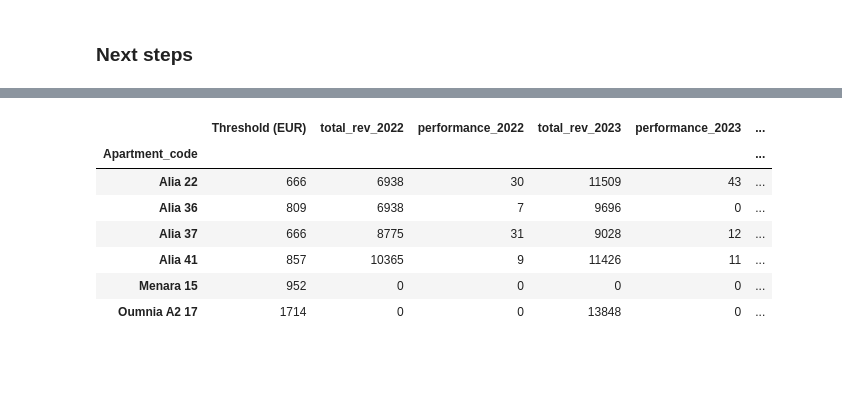
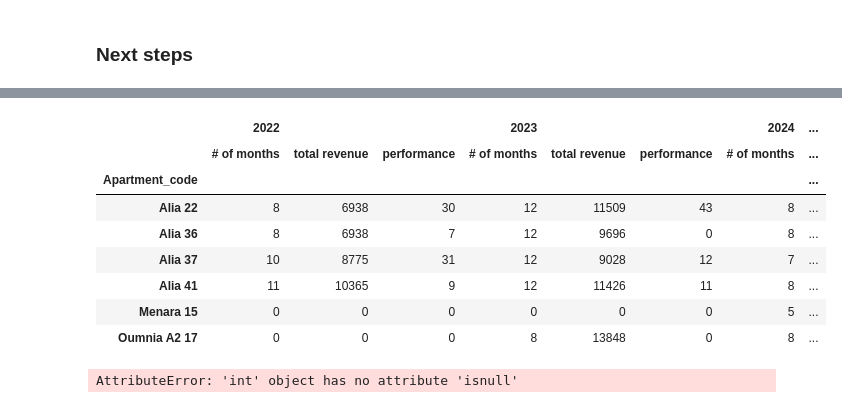
Before and after one commit to Alayadi-94/08-Rentals_Automated_Pipeline, a Jupyter notebook: testings.ipynb, the cells around one changed output, grey strips where cells are left out. Drawn from its saved outputs; the diff is of its cells as text; code cells hidden in the pictures; blank space fills up the shorter version.

Commit message:
completed perf computations

```diff
--- a/testings.ipynb
+++ b/testings.ipynb
@@ -539,11 +541,33 @@ overview_table['Threshold (EUR)'] = thresholds['Threshold (EUR)'].drop(index=['P
 # %%
-for year in [2022, 2023, 2024]:
-    selected_range = pivot.columns[pivot.columns.year == year]
-    rev_col = f'total_rev_{year}'
-    overview_table[rev_col] = pivot[selected_range].sum(axis=1)
-    num_of_months = f'number_month_{year}'
-    overview_table[num_of_months] = (pivot[selected_range] != 0).sum(axis=1)
-    perf_col = f'performance_{year}'
-    overview_table[perf_col] = (overview_table[rev_col]-(overview_table[num_of_months]*overview_table['Threshold (EUR)'])
-                               )/(overview_table[num_of_months]*overview_table['Threshold (EUR)'])*100
-    overview_table.drop(columns=num_of_months, inplace=True)
+def create_overview():
+    thresholds = revenue_threshold().drop(index=['Palmeraie B9 A1','Menara 12'])
+    thres = np.array(thresholds['Threshold (EUR)'].to_list())
+    pivot = create_pivot(cleaned_df, pivot_type = 'Revenue')
+    pivot = pivot.drop(columns=['2024-09', '2024-10', '2024-11', '2024-12'], index=['Palmeraie B9 A1','Menara 12' ])
+
+    data = {}
+    for year in [2022, 2023, 2024]:
+        selected_range = pivot.columns[pivot.columns.year == year]
+        months = np.array((pivot[selected_range] != 0).sum(axis=1).to_list())
+        rev = np.array(pivot[selected_range].sum(axis=1).to_list())
+        performance = np.nan_to_num(np.divide(rev - (months * thres), (months * thres))*100, nan = 0)
+
+        data[(str(year), '# of months')] = months.tolist()
+        data[(str(year), 'total revenue')] = rev.tolist()
+        data[(str(year), 'performance')] = performance.tolist()
+
+        # Create a DataFrame from the results
+    data_df = pd.DataFrame(data, index = thresholds.index).astype(int)
+    return data_df
+
+create_overview()
+# %% [output]
+|  | 2022 |  |  | 2023 |  |  | 2024 | ... |
+|  | # of months | total revenue | performance | # of months | total revenue | performance | # of months | ... |
+| Apartment_code |  |  |  |  |  |  |  | ... |
+| Alia 22 | 8 | 6938 | 30 | 12 | 11509 | 43 | 8 | ... |
+| Alia 36 | 8 | 6938 | 7 | 12 | 9696 | 0 | 8 | ... |
+| Alia 37 | 10 | 8775 | 31 | 12 | 9028 | 12 | 7 | ... |
+| Alia 41 | 11 | 10365 | 9 | 12 | 11426 | 11 | 8 | ... |
+| Menara 15 | 0 | 0 | 0 | 0 | 0 | 0 | 5 | ... |
+| Oumnia A2 17 | 0 | 0 | 0 | 8 | 13848 | 0 | 8 | ... |
@@ -552,11 +574,4 @@ overview_table = overview_table.fillna(0).astype(int, errors='ignore')
 # %%
-overview_table
+a.isnull()
 # %% [output]
-|  | Threshold (EUR) | total_rev_2022 | performance_2022 | total_rev_2023 | performance_2023 | ... |
-| Apartment_code |  |  |  |  |  | ... |
-| Alia 22 | 666 | 6938 | 30 | 11509 | 43 | ... |
-| Alia 36 | 809 | 6938 | 7 | 9696 | 0 | ... |
-| Alia 37 | 666 | 8775 | 31 | 9028 | 12 | ... |
-| Alia 41 | 857 | 10365 | 9 | 11426 | 11 | ... |
-| Menara 15 | 952 | 0 | 0 | 0 | 0 | ... |
-| Oumnia A2 17 | 1714 | 0 | 0 | 13848 | 0 | ... |
+AttributeError: 'int' object has no attribute 'isnull'
```
Also changed, not shown: parts of 5 cells of this notebook, 3 other files.
